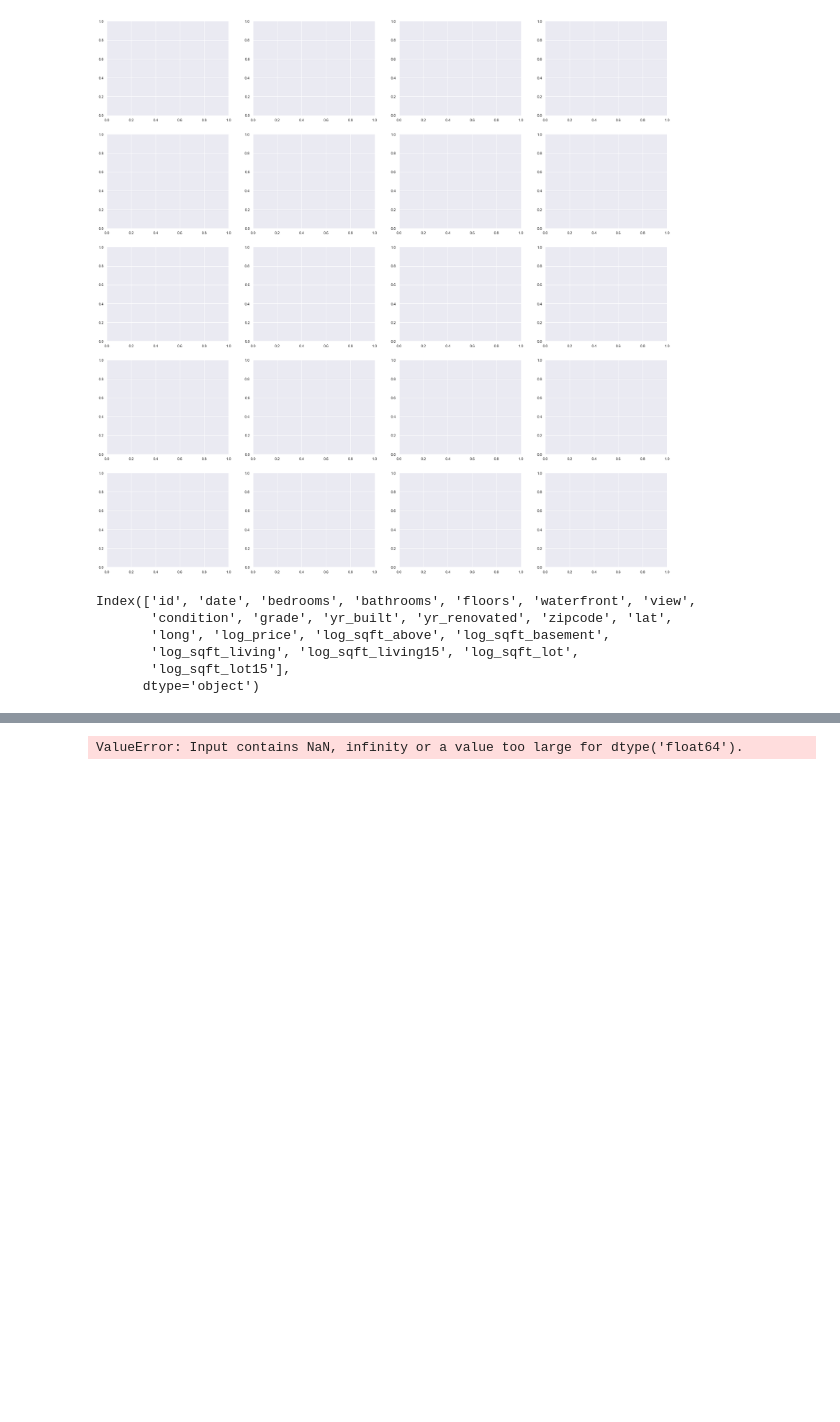
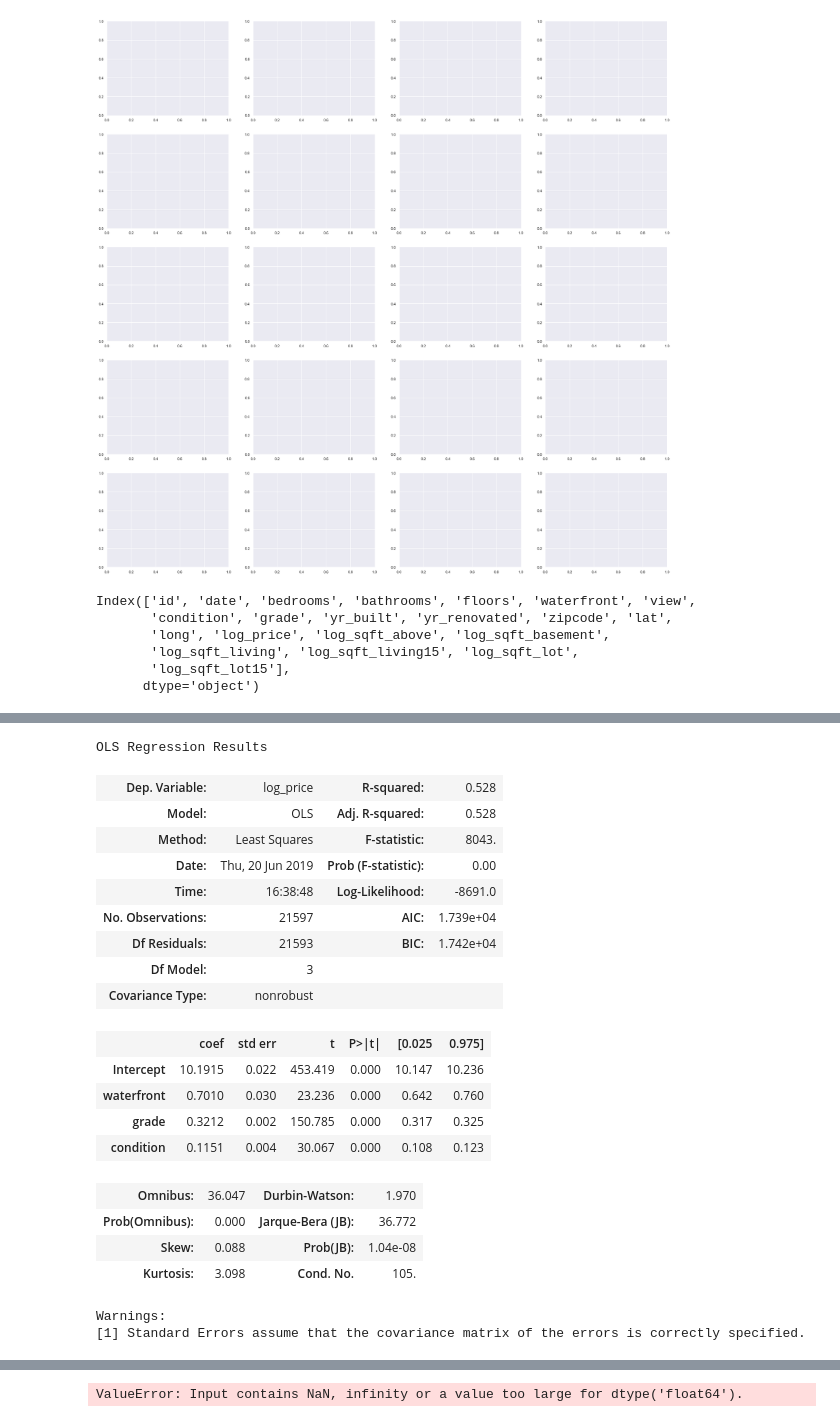
Before and after one commit to matt8955/Mod-1-project, a Jupyter notebook: matt_cleaned_data.ipynb, the cells around one changed output, grey strips where cells are left out. Drawn from its saved outputs; the diff is of its cells as text; code cells hidden in the pictures; blank space fills up the shorter version.

```diff
--- a/matt_cleaned_data.ipynb
+++ b/matt_cleaned_data.ipynb
@@ -302,3 +320,28 @@ Warnings:
+# %%
+price_vs_bathrooms = smf.ols(formula = 'log_price~waterfront+grade+condition+view ',data=df).fit()
+price_vs_bathrooms.summary()
+# %% [output]
+OLS Regression Results
+| Dep. Variable: | log_price | R-squared: | 0.528 |
+| Model: | OLS | Adj. R-squared: | 0.528 |
+| Method: | Least Squares | F-statistic: | 8043. |
+| Date: | Thu, 20 Jun 2019 | Prob (F-statistic): | 0.00 |
+| Time: | 16:38:48 | Log-Likelihood: | -8691.0 |
+| No. Observations: | 21597 | AIC: | 1.739e+04 |
+| Df Residuals: | 21593 | BIC: | 1.742e+04 |
+| Df Model: | 3 |  |  |
+| Covariance Type: | nonrobust |  |  |
+|  | coef | std err | t | P>|t| | [0.025 | 0.975] |
+| Intercept | 10.1915 | 0.022 | 453.419 | 0.000 | 10.147 | 10.236 |
+| waterfront | 0.7010 | 0.030 | 23.236 | 0.000 | 0.642 | 0.760 |
+| grade | 0.3212 | 0.002 | 150.785 | 0.000 | 0.317 | 0.325 |
+| condition | 0.1151 | 0.004 | 30.067 | 0.000 | 0.108 | 0.123 |
+| Omnibus: | 36.047 | Durbin-Watson: | 1.970 |
+| Prob(Omnibus): | 0.000 | Jarque-Bera (JB): | 36.772 |
+| Skew: | 0.088 | Prob(JB): | 1.04e-08 |
+| Kurtosis: | 3.098 | Cond. No. | 105. |
+Warnings:
+[1] Standard Errors assume that the covariance matrix of the errors is correctly specified.
 # %%
 import statsmodels.formula.api as smf
 
```
Also changed, not shown: parts of 21 cells of this notebook, 3 other files.
